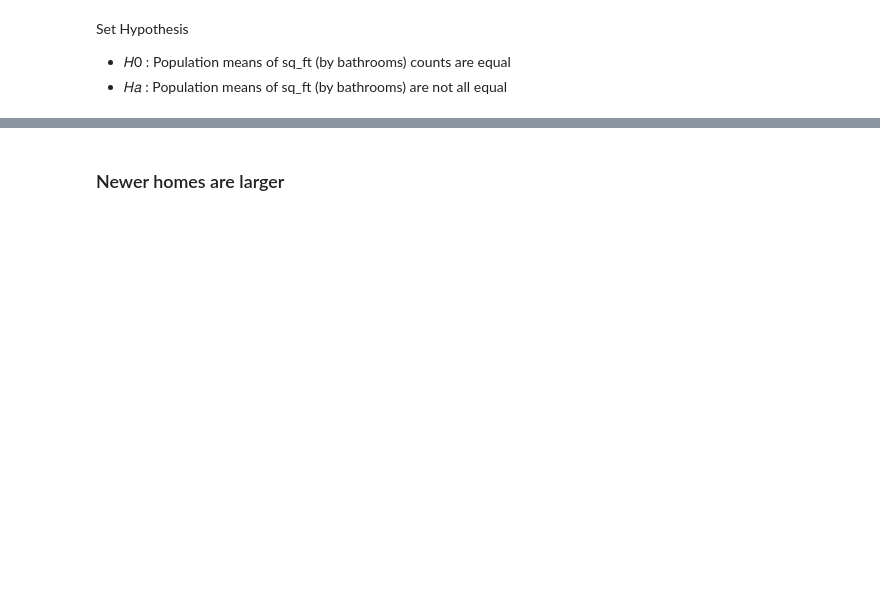
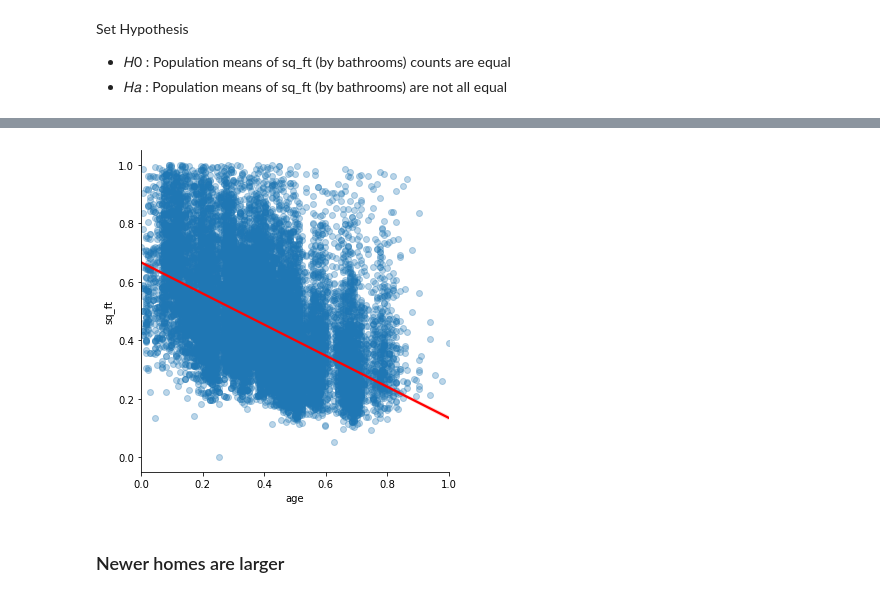
Before and after one commit to brianclements03/Regression_Project, a Jupyter notebook: explore_zillow.ipynb, the cells around one changed output, grey strips where cells are left out. Drawn from its saved outputs; the diff is of its cells as text; code cells hidden in the pictures; blank space fills up the shorter version.

```diff
--- a/explore_zillow.ipynb
+++ b/explore_zillow.ipynb
@@ -228,5 +230,6 @@ train.shape, validate.shape, test.shape,X_train.shape, y_train.shape, X_validate
 # SCALING
 ### I've done it in this order so I can explore different data sets as is appropriate
 # %%
-train_scaled, validate_scaled, test_scaled, X_train_scaled, y_train_scaled, X_validate_scaled, y_validate_scaled, X_test_scaled, y_test_scaled = wrangle.scale_zillow(train,validate,test)
-train_scaled, validate_scaled, test_scaled, X_train_scaled, y_train_scaled, X_validate_scaled, y_validate_scaled, X_test_scaled, y_test_scaled
+train_scaled, X_train_scaled, y_train_scaled, \
+validate_scaled, X_validate_scaled, y_validate_scaled, \
+test_scaled, X_test_scaled, y_test_scaled = wrangle.scale_zillow(train, validate, test)
@@ -301,8 +379,10 @@ sns.pairplot(data=train,corner=True, hue='county')
 # %%
 # I can really pop that line color if I want.
 
-sns.lmplot(x='age', y="sq_ft", data=train, line_kws={'color': 'red'}, scatter_kws={'alpha':.3})
+sns.lmplot(x='age', y="sq_ft", data=train_scaled, line_kws={'color': 'red'}, scatter_kws={'alpha':.3})
 plt.show()
+# %% [output]
+[figure, added]
 # %% [markdown]
 ### Newer homes are larger
 # %%
```
Also changed, not shown: parts of 72 cells of this notebook, 3 other files.
